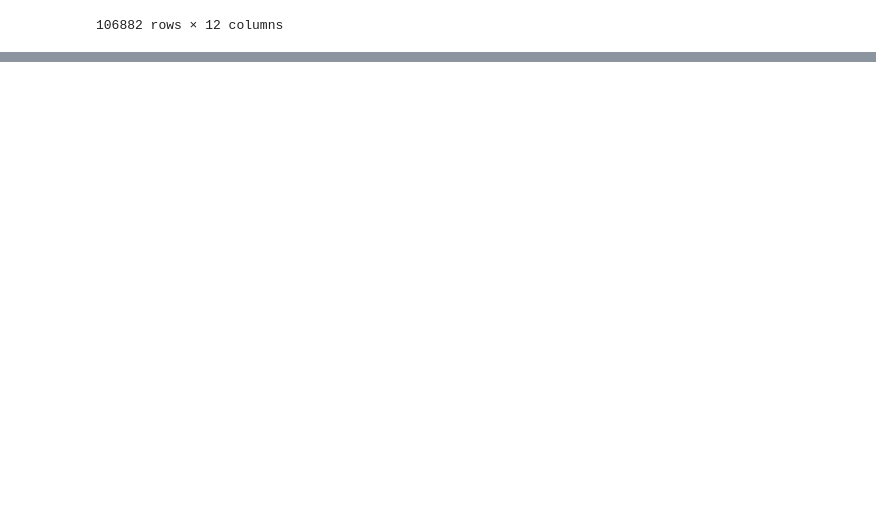
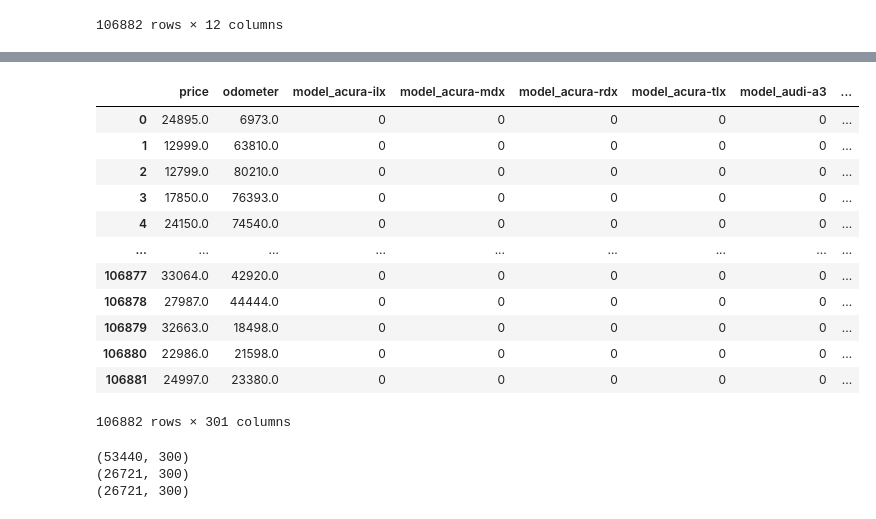
Before and after one commit to dericatienza/udacity-mlnd-capstone-project, a Jupyter notebook: data_preprocessing.ipynb, the cells around one changed output, grey strips where cells are left out. Cells and saved outputs as stored; diff of their text form; code cells hidden in the pictures; blank space fills up the shorter version.

Commit message:
Create train, validation, and test set

```diff
--- a/data_preprocessing.ipynb
+++ b/data_preprocessing.ipynb
@@ -66,0 +66,33 @@ encoded_df.to_csv(os.path.join(data_dir, 'vehicles_encoded.csv'))
+# %%
+encoded_df
+# %% [output]
+|  | price | odometer | model_acura-ilx | model_acura-mdx | model_acura-rdx | model_acura-tlx | model_audi-a3 | ... |
+| 0 | 24895.0 | 6973.0 | 0 | 0 | 0 | 0 | 0 | ... |
+| 1 | 12999.0 | 63810.0 | 0 | 0 | 0 | 0 | 0 | ... |
+| 2 | 12799.0 | 80210.0 | 0 | 0 | 0 | 0 | 0 | ... |
+| 3 | 17850.0 | 76393.0 | 0 | 0 | 0 | 0 | 0 | ... |
+| 4 | 24150.0 | 74540.0 | 0 | 0 | 0 | 0 | 0 | ... |
+| ... | ... | ... | ... | ... | ... | ... | ... | ... |
+| 106877 | 33064.0 | 42920.0 | 0 | 0 | 0 | 0 | 0 | ... |
+| 106878 | 27987.0 | 44444.0 | 0 | 0 | 0 | 0 | 0 | ... |
+| 106879 | 32663.0 | 18498.0 | 0 | 0 | 0 | 0 | 0 | ... |
+| 106880 | 22986.0 | 21598.0 | 0 | 0 | 0 | 0 | 0 | ... |
+| 106881 | 24997.0 | 23380.0 | 0 | 0 | 0 | 0 | 0 | ... |
+106882 rows × 301 columns
+# %%
+from sklearn.model_selection import train_test_split
+
+y = pd.DataFrame(encoded_df['price'])
+X = encoded_df.drop(columns='price')
+
+X_train, X_test, y_train, y_test = train_test_split(X, y, test_size=0.25)
+
+X_train, X_validation, y_train, y_validation = train_test_split(X_train, y_train, test_size=1/3)
+
+print(X_train.shape)
+print(X_validation.shape)
+print(X_test.shape)
+# %% [output]
+(53440, 300)
+(26721, 300)
+(26721, 300)
```
Also changed, not shown: parts of 3 cells of this notebook.
